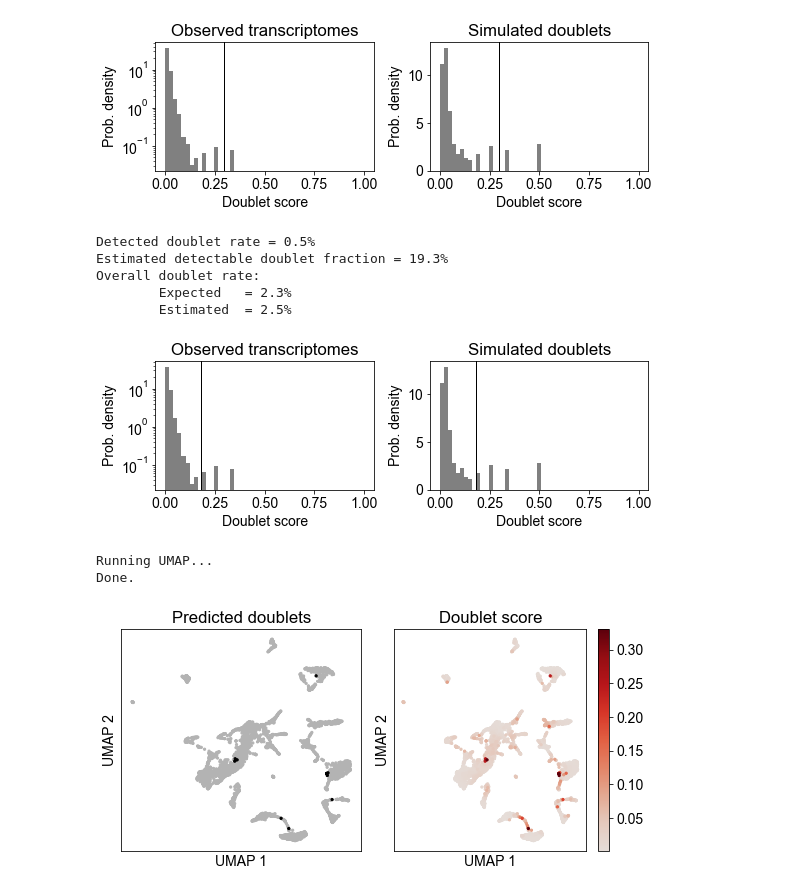
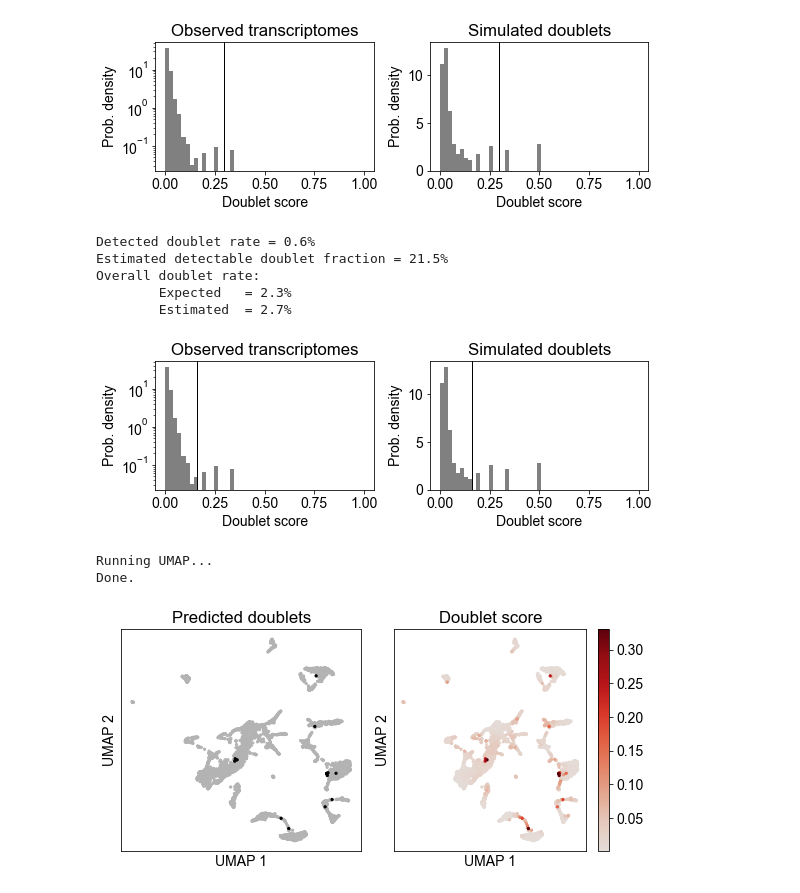
Before and after one commit to ColeKeenum/citeseq, a Jupyter notebook: scrublet_notebooks/citeseq_scrublet_naive.ipynb, the cells around one changed output. Saved outputs shown, nothing was run; the diff lists cells and outputs as text; code cells hidden in the pictures.

```diff
--- a/scrublet_notebooks/citeseq_scrublet_naive.ipynb
+++ b/scrublet_notebooks/citeseq_scrublet_naive.ipynb
@@ -12,7 +12,9 @@ plt.rcParams['font.sans-serif'] = 'Arial'
 plt.rc('font', size=14)
 plt.rcParams['pdf.fonttype'] = 42
 # %%
-input_dir = 'C:/Users/colek/Desktop/Roy Lab/CITE-Seq Data/naive10xdata/naive10xdata/outs/filtered_feature_bc_matrix'
+# NOTE: Need to use 7-zip or similar program to unzip the .gz files listed in this cell in the directory called in the .mmread function below.
+# input_dir = 'C:/Users/colek/Desktop/Roy Lab/CITE-Seq Data/naive10xdata/naive10xdata/outs/filtered_feature_bc_matrix'
+input_dir = 'Y:/Cole Keenum/CITE-seq files/naive10xdata/outs/filtered_feature_bc_matrix'
 
 counts_matrix = scipy.io.mmread(input_dir + '/matrix.mtx/matrix.mtx').T.tocsc()
 genes = np.array(scr.load_genes(input_dir + '/features.tsv/features.tsv', delimiter='\t', column=1))
@@ -50,15 +52,15 @@ scrub.plot_histogram();
 # %% [output]
 [figure]
 # %%
-scrub.call_doublets(threshold=0.18)
+scrub.call_doublets(threshold=0.16)
 scrub.plot_histogram();
 # %% [output]
-Detected doublet rate = 0.5%
-Estimated detectable doublet fraction = 19.3%
+Detected doublet rate = 0.6%
+Estimated detectable doublet fraction = 21.5%
 Overall doublet rate:
         Expected   = 2.3%
-        Estimated  = 2.5%
+        Estimated  = 2.7%
-[figure, old version]
+[figure, new version]
 # %%
 print('Running UMAP...')
 scrub.set_embedding('UMAP', scr.get_umap(scrub.manifold_obs_, 10, min_dist=0.3))
@@ -81,7 +83,7 @@ scrub.plot_embedding('UMAP', order_points=True);
 # scrub.plot_embedding('tSNE', order_points=True);
 # scrub.plot_embedding('FA', order_points=True);
 # %% [output]
-[figure, old version]
+[figure, new version]
 # %%
 import pandas as pd
 df = pd.DataFrame({
```
Also changed, not shown: parts of 1 cell of this notebook, 4 other files.
